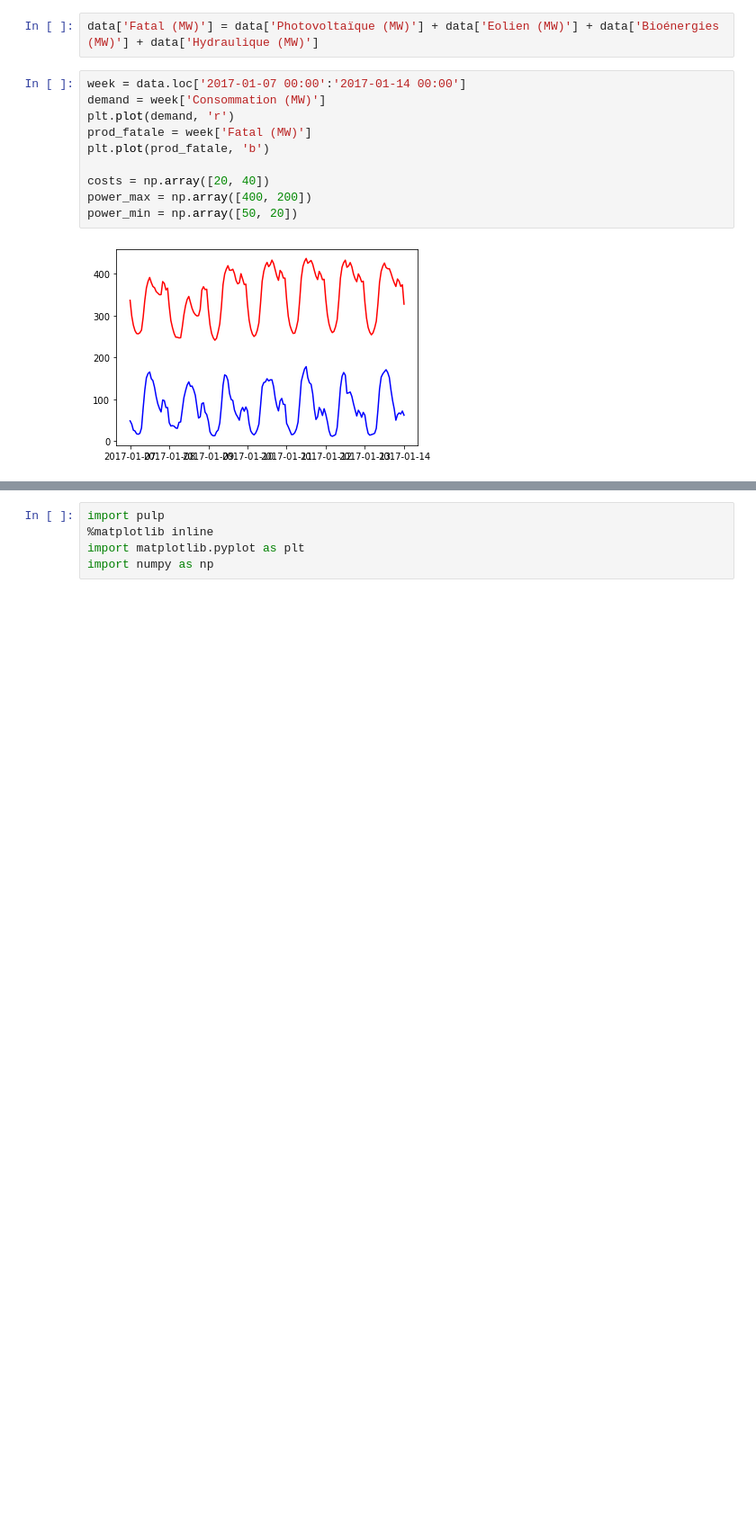
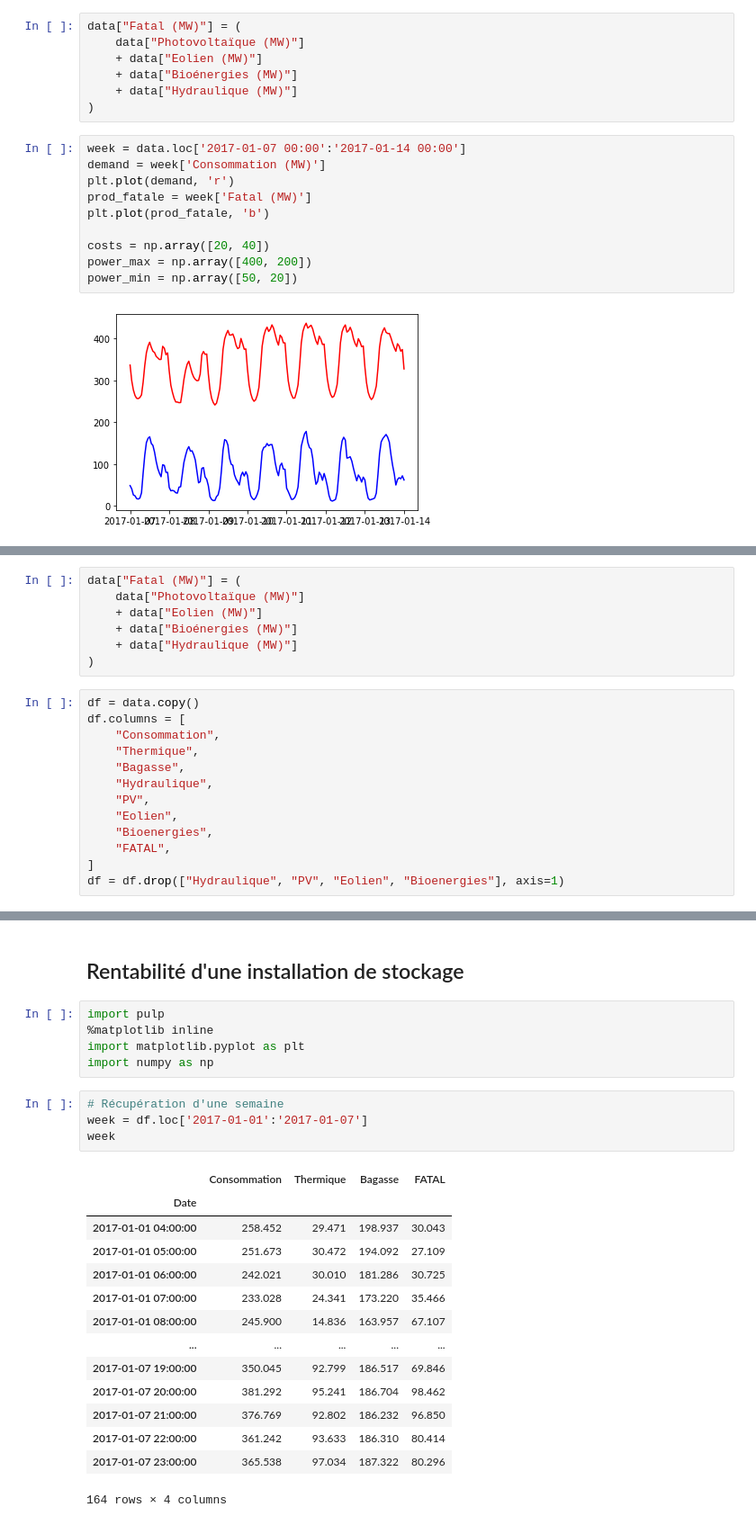
Before and after one commit to BenjaminAllardEngineer/PPE-Optim, a Jupyter notebook: Binard-Allard.ipynb, the cells around one changed output, grey strips where cells are left out. Shown at 90% size. Drawn from its saved outputs; the diff is of its cells as text; blank space fills up the shorter version.

```diff
--- a/Binard-Allard.ipynb
+++ b/Binard-Allard.ipynb
@@ -18,7 +42,12 @@ data.head()
 | 2017-01-01 07:00:00 | 233.028 | 24.341 | 173.220 | 22.226 | 11.997 | ... |
 | 2017-01-01 08:00:00 | 245.900 | 14.836 | 163.957 | 19.252 | 46.460 | ... |
 # %%
-data['Fatal (MW)'] = data['Photovoltaïque (MW)'] + data['Eolien (MW)'] + data['Bioénergies (MW)'] + data['Hydraulique (MW)']
+data["Fatal (MW)"] = (
+    data["Photovoltaïque (MW)"]
+    + data["Eolien (MW)"]
+    + data["Bioénergies (MW)"]
+    + data["Hydraulique (MW)"]
+)
 # %%
 week = data.loc['2017-01-07 00:00':'2017-01-14 00:00']
 demand = week['Consommation (MW)']
@@ -37,0 +67,20 @@ power_min = np.array([50, 20])
+# %%
+data["Fatal (MW)"] = (
+    data["Photovoltaïque (MW)"]
+    + data["Eolien (MW)"]
+    + data["Bioénergies (MW)"]
+    + data["Hydraulique (MW)"]
+)
+# %%
+df = data.copy()
+df.columns = [
+    "Consommation",
+    "Thermique",
+    "Bagasse",
+    "Hydraulique",
+    "PV",
+    "Eolien",
+    "Bioenergies",
+    "FATAL",
+]
+df = df.drop(["Hydraulique", "PV", "Eolien", "Bioenergies"], axis=1)
@@ -38,6 +101,27 @@ power_min = np.array([50, 20])
+# %% [markdown]
+## Rentabilité d'une installation de stockage
 # %%
 import pulp
 %matplotlib inline
 import matplotlib.pyplot as plt
 import numpy as np
+# %%
+# Récupération d'une semaine
+week = df.loc['2017-01-01':'2017-01-07']
+week
+# %% [output]
+|  | Consommation | Thermique | Bagasse | FATAL |
+| Date |  |  |  |  |
+| 2017-01-01 04:00:00 | 258.452 | 29.471 | 198.937 | 30.043 |
+| 2017-01-01 05:00:00 | 251.673 | 30.472 | 194.092 | 27.109 |
+| 2017-01-01 06:00:00 | 242.021 | 30.010 | 181.286 | 30.725 |
+| 2017-01-01 07:00:00 | 233.028 | 24.341 | 173.220 | 35.466 |
+| 2017-01-01 08:00:00 | 245.900 | 14.836 | 163.957 | 67.107 |
+| ... | ... | ... | ... | ... |
+| 2017-01-07 19:00:00 | 350.045 | 92.799 | 186.517 | 69.846 |
+| 2017-01-07 20:00:00 | 381.292 | 95.241 | 186.704 | 98.462 |
+| 2017-01-07 21:00:00 | 376.769 | 92.802 | 186.232 | 96.850 |
+| 2017-01-07 22:00:00 | 361.242 | 93.633 | 186.310 | 80.414 |
+| 2017-01-07 23:00:00 | 365.538 | 97.034 | 187.322 | 80.296 |
+164 rows × 4 columns
 # %%
```
Also changed, not shown: parts of 20 cells of this notebook.
